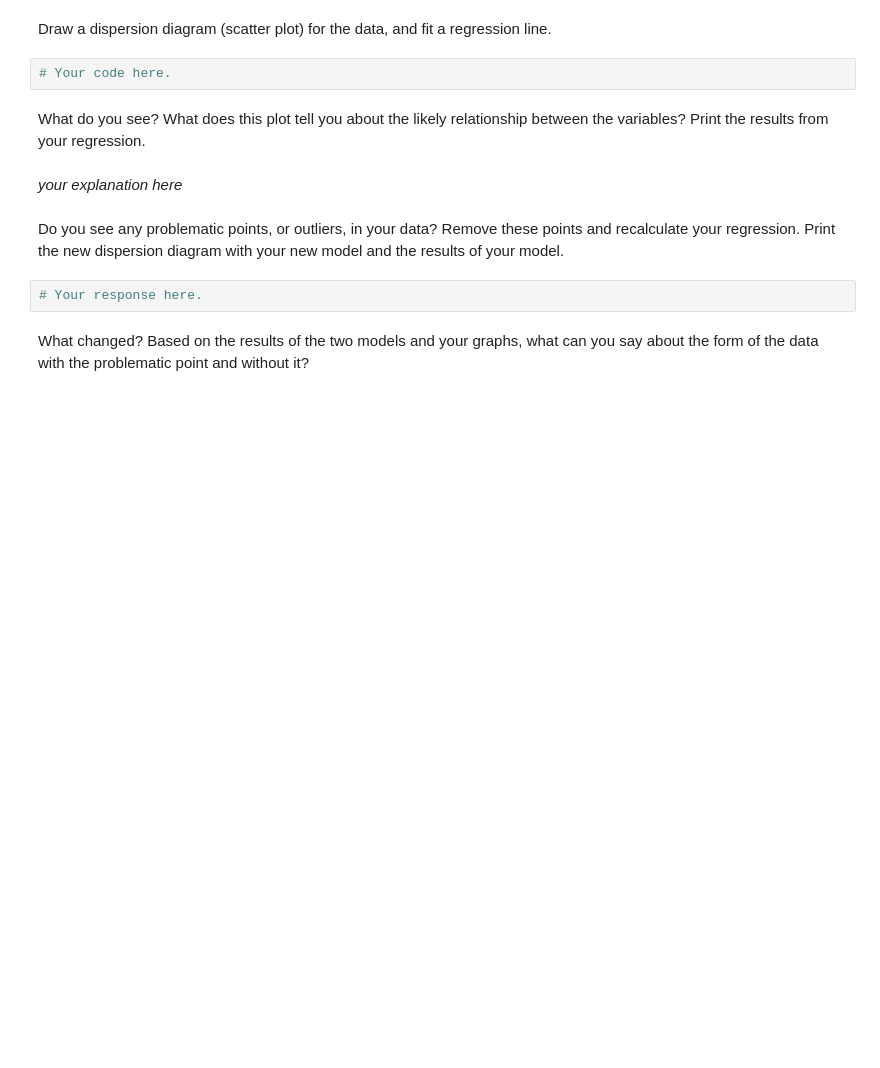
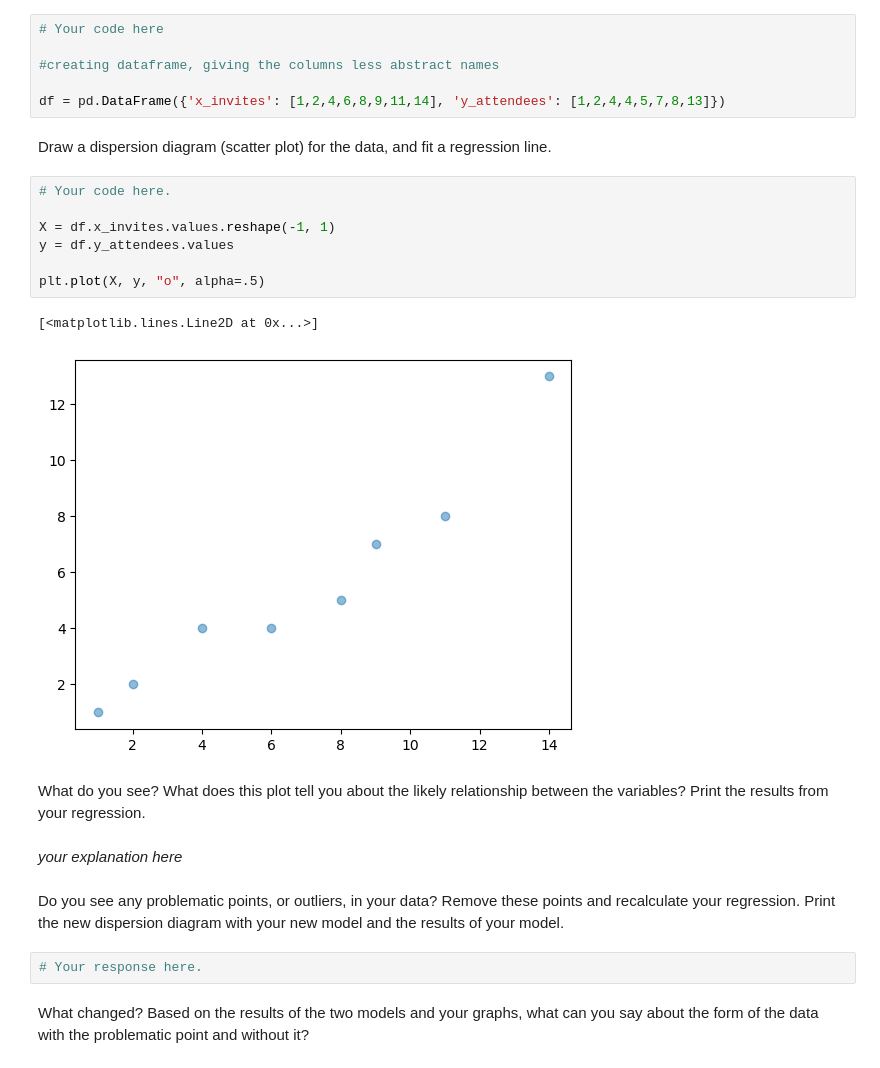
Before and after one commit to ironhack-labs/lab-regression-analysis-en, a Jupyter notebook: your-code/lab-regression-analysis.ipynb, the cells around one changed output. Cells and saved outputs as stored; diff of their text form; blank space fills up the shorter version.

```diff
--- a/your-code/lab-regression-analysis.ipynb
+++ b/your-code/lab-regression-analysis.ipynb
@@ -390,7 +432,21 @@ First, build a dataframe with the data.
+# %%
+# Your code here
+
+#creating dataframe, giving the columns less abstract names
+
+df = pd.DataFrame({'x_invites': [1,2,4,6,8,9,11,14], 'y_attendees': [1,2,4,4,5,7,8,13]})
 # %% [markdown]
 Draw a dispersion diagram (scatter plot) for the data, and fit a regression line.
-# %%
-# Your code here.
+# %%
+# Your code here.
+
+X = df.x_invites.values.reshape(-1, 1)
+y = df.y_attendees.values
+
+plt.plot(X, y, "o", alpha=.5)
+# %% [output]
+[<matplotlib.lines.Line2D at 0x...>]
+[figure, added]
 # %% [markdown]
 What do you see? What does this plot tell you about the likely relationship between the variables? Print the results from your regression.
 # %% [markdown]
```
Also changed, not shown: parts of 10 cells of this notebook.
